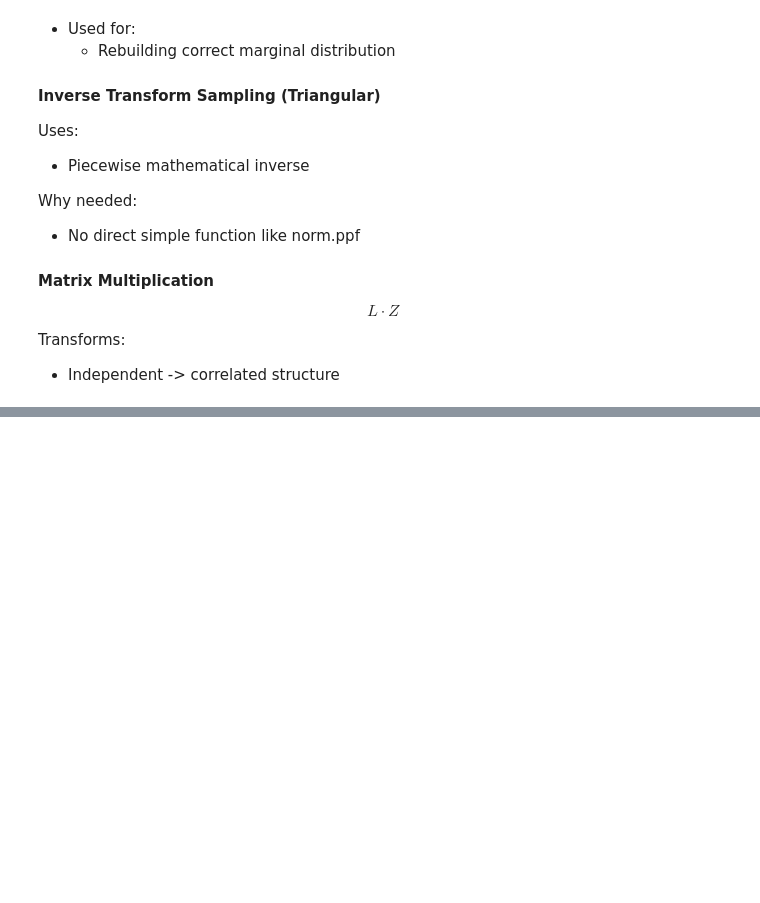
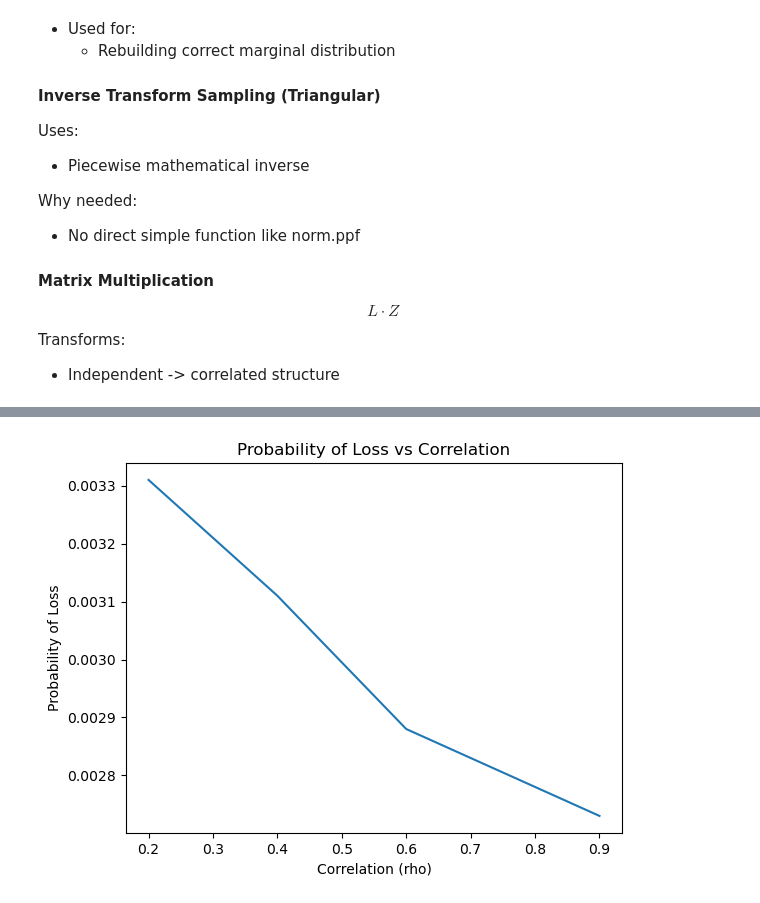
Before and after one commit to kvenov/The_Monte_Carlo_Method, a Jupyter notebook: coffee_shop_forecast.ipynb, the cells around one changed output, grey strips where cells are left out. Saved outputs shown, nothing was run; the diff lists cells and outputs as text; code cells hidden in the pictures; blank space fills up the shorter version.

```diff
--- a/coffee_shop_forecast.ipynb
+++ b/coffee_shop_forecast.ipynb
@@ -1049,0 +1281,35 @@ Transforms:
+# %%
+def plot_probability_of_loss(results):
+    """
+    Measures how correlation affects the probability of negative profit.
+
+    Parameters:
+    results : dict
+        Dictionary {rho: profit_array}
+    """
+
+    rhos = []
+    loss_probs = []
+
+    for rho, profits in results.items():
+        rhos.append(rho)
+
+        loss_probability = np.mean(profits < 0)
+        loss_probs.append(loss_probability)
+
+    plt.figure()
+
+    plt.plot(rhos, loss_probs)
+
+    plt.title("Probability of Loss vs Correlation")
+    plt.xlabel("Correlation (rho)")
+    plt.ylabel("Probability of Loss")
+
+    plt.show()
+# %%
+corr_coefficients = [0.2, 0.4, 0.6, 0.9]
+results = get_profits_via_corr(corr_coefficients)
+
+plot_probability_of_loss(results)
+# %% [output]
+[figure, added]
```
Also changed, not shown: parts of 30 cells of this notebook.
